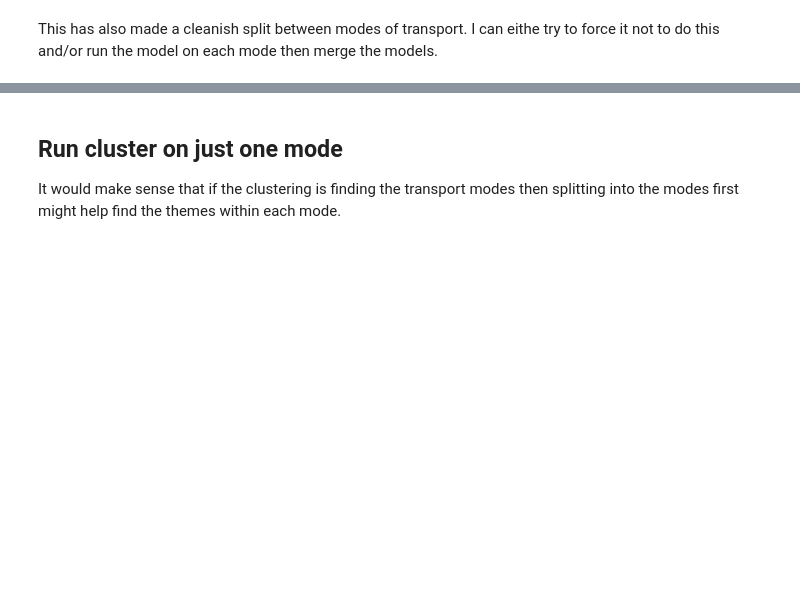
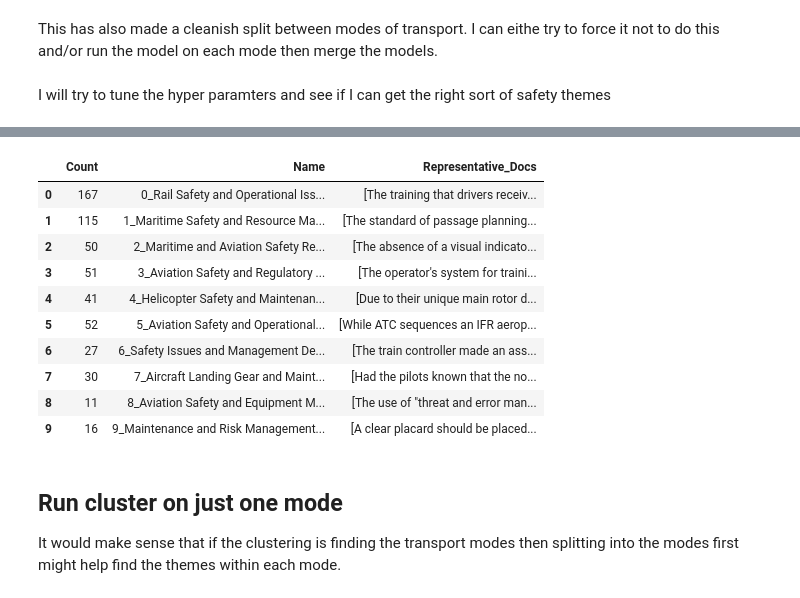
Before and after one commit to 1jamesthompson1/TAIC-report-summary, a Jupyter notebook: notebooks/safety themes_from_safety_issues/BERTopic_safety_theme_generation.ipynb, the cells around one changed output, grey strips where cells are left out. Saved outputs shown, nothing was run; the diff lists cells and outputs as text; code cells hidden in the pictures; blank space fills up the shorter version.

```diff
--- a/notebooks/safety themes_from_safety_issues/BERTopic_safety_theme_generation.ipynb
+++ b/notebooks/safety themes_from_safety_issues/BERTopic_safety_theme_generation.ipynb
@@ -185,3 +185,16 @@ check_mode_cluster_distribution(openai_clusters_df)
 | 3 | 6.0 | 0.0 | 20.0 |
 # %% [markdown]
 This has also made a cleanish split between modes of transport. I can eithe try to force it not to do this and/or run the model on each mode then merge the models.
+# %% [markdown]
+I will try to tune the hyper paramters and see if I can get the right sort of safety themes
+# %%
+topic_model, openai_clusters_tuned_df = runBERTopic(
+    openai_embeddings,
+    'si',
+    'si_embedding',
+    openai_base_representation_model,
+    UMAP(n_neighbors=4, n_components=5, min_dist=0.0, metric='cosine', random_state=42),
+    reduce_outliers=True)
+
+topic_model.get_topic_info()[['Count', "Name","Representative_Docs"]]
+# %% [output]
@@ -188,3 +202,14 @@ This has also made a cleanish split between modes of transport. I can eithe try
+|  | Count | Name | Representative_Docs |
+| 0 | 167 | 0_Rail Safety and Operational Iss... | [The training that drivers receiv... |
+| 1 | 115 | 1_Maritime Safety and Resource Ma... | [The standard of passage planning... |
+| 2 | 50 | 2_Maritime and Aviation Safety Re... | [The absence of a visual indicato... |
+| 3 | 51 | 3_Aviation Safety and Regulatory ... | [The operator's system for traini... |
+| 4 | 41 | 4_Helicopter Safety and Maintenan... | [Due to their unique main rotor d... |
+| 5 | 52 | 5_Aviation Safety and Operational... | [While ATC sequences an IFR aerop... |
+| 6 | 27 | 6_Safety Issues and Management De... | [The train controller made an ass... |
+| 7 | 30 | 7_Aircraft Landing Gear and Maint... | [Had the pilots known that the no... |
+| 8 | 11 | 8_Aviation Safety and Equipment M... | [The use of "threat and error man... |
+| 9 | 16 | 9_Maintenance and Risk Management... | [A clear placard should be placed... |
 # %% [markdown]
 ## Run cluster on just one mode
 
```
Also changed, not shown: parts of 10 cells of this notebook.
